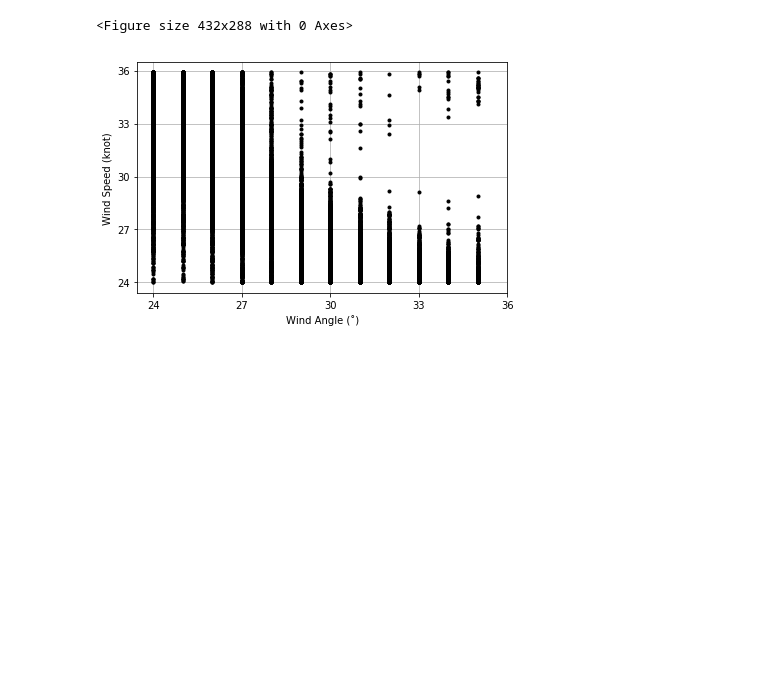
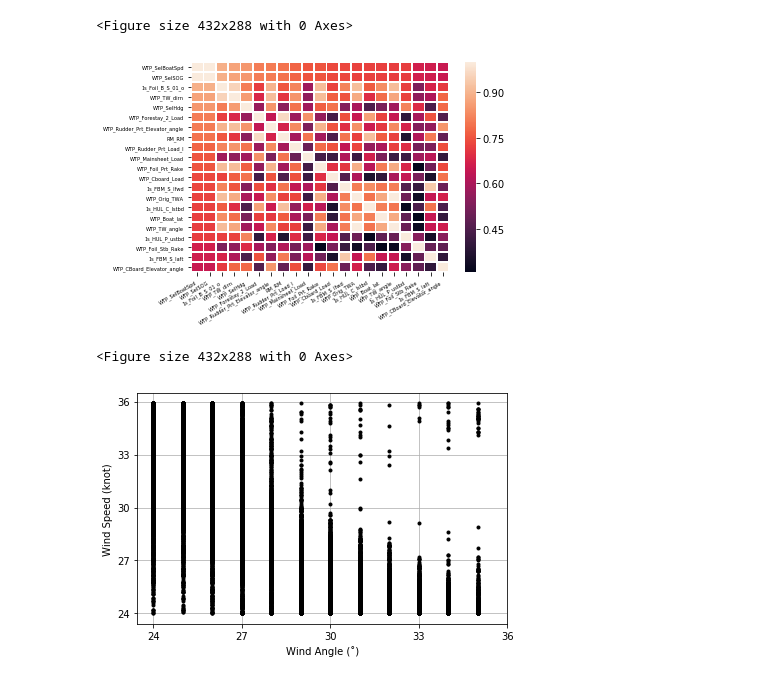
Before and after one commit to mickeycj/france-internship-project, a Jupyter notebook: plot_bins.ipynb, the cells around one changed output. Saved outputs shown, nothing was run; the diff lists cells and outputs as text; code cells hidden in the pictures; blank space fills up the shorter version.

```diff
--- a/plot_bins.ipynb
+++ b/plot_bins.ipynb
@@ -65,6 +65,23 @@ def plot_boxplot(df, column, outliers):
     plt.tight_layout()
     plt.show()
     plt.clf()
+
+def plot_corr(df, target):
+    """Plot the correlations with boat speed"""
+    corrs = {}
+    for col in df.drop(['date TU', 'heure TU', 'latitude', 'longitude'], axis=1).columns:
+        if col != target:
+            corr = df[target].corr(df[col])
+            if not math.isnan(corr):
+                corrs[col] = corr
+    cols = [target] + [i[0] for i in sorted(corrs.items(), key=lambda x: x[1], reverse=True)][:20]
+    corr = df[cols].corr()
+    sns.heatmap(corr, xticklabels=corr.columns, yticklabels=corr.columns, lw=.75)
+    plt.xticks(rotation=30, ha='right', fontsize=5)
+    plt.yticks(fontsize=5)
+    plt.tight_layout()
+    plt.show()
+    plt.clf()
 # %%
 # Read from CSV.
 df = read_csv('./data/datalog-05102017-Full_1Hz.1s_clean.csv')
@@ -143,6 +160,12 @@ plot_boxplot(binned_df, boat_speed_feature, False)
 # %% [output]
 [figure]
 <Figure size 432x288 with 0 Axes>
+# %%
+# Plot the correlations with boat speed.
+plot_corr(binned_df, boat_speed_feature)
+# %% [output]
+[figure, added]
+<Figure size 432x288 with 0 Axes>
 # %%
 # Select another example bin (Wind Angle: 24-36˚, Wind Speed: 24-36 Knots).
 bin_name = 'bin_x24to36_y24to36'
```
Also changed, not shown: parts of 3 cells of this notebook.
